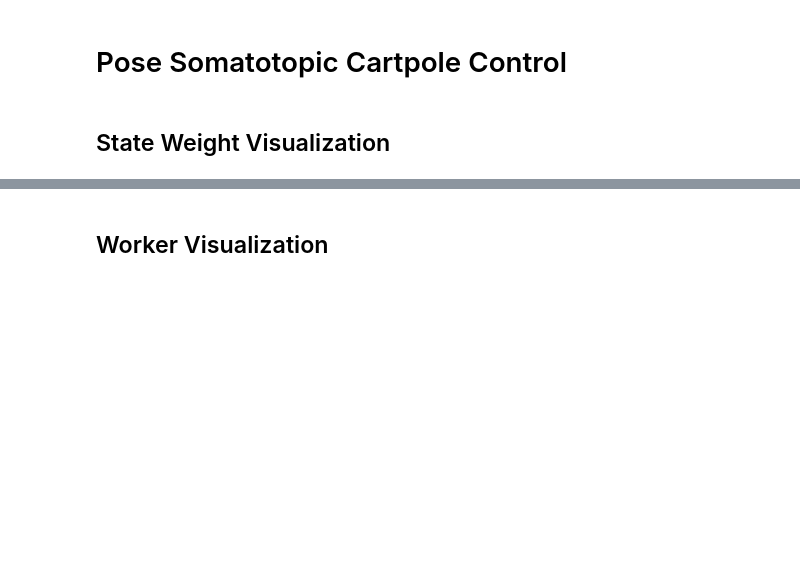
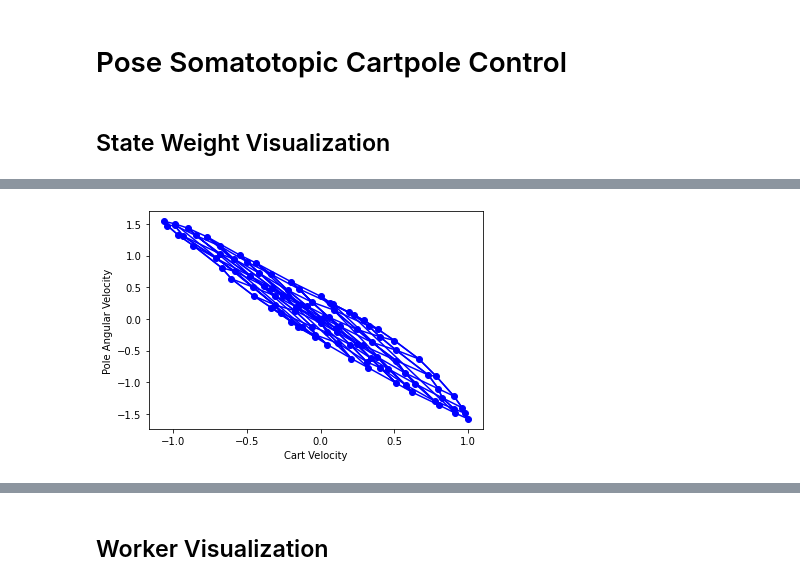
Before and after one commit to johnlime/hierarchical_som, a Jupyter notebook: demo/Visualization.ipynb, the cells around one changed output, grey strips where cells are left out. Cells and saved outputs as stored; diff of their text form; code cells hidden in the pictures; blank space fills up the shorter version.

```diff
--- a/demo/Visualization.ipynb
+++ b/demo/Visualization.ipynb
@@ -36 +36,5 @@ visualize_som(state_model, [0, 1], ["Cart Position", "Cart Velocity"])
+# %%
+visualize_som(state_model, [0, 2], ["Cart Velocity", "Pole Angular Velocity"])
+# %% [output]
+[figure, added]
 # %%
```
Also changed, not shown: parts of 8 cells of this notebook, 15 other files.
